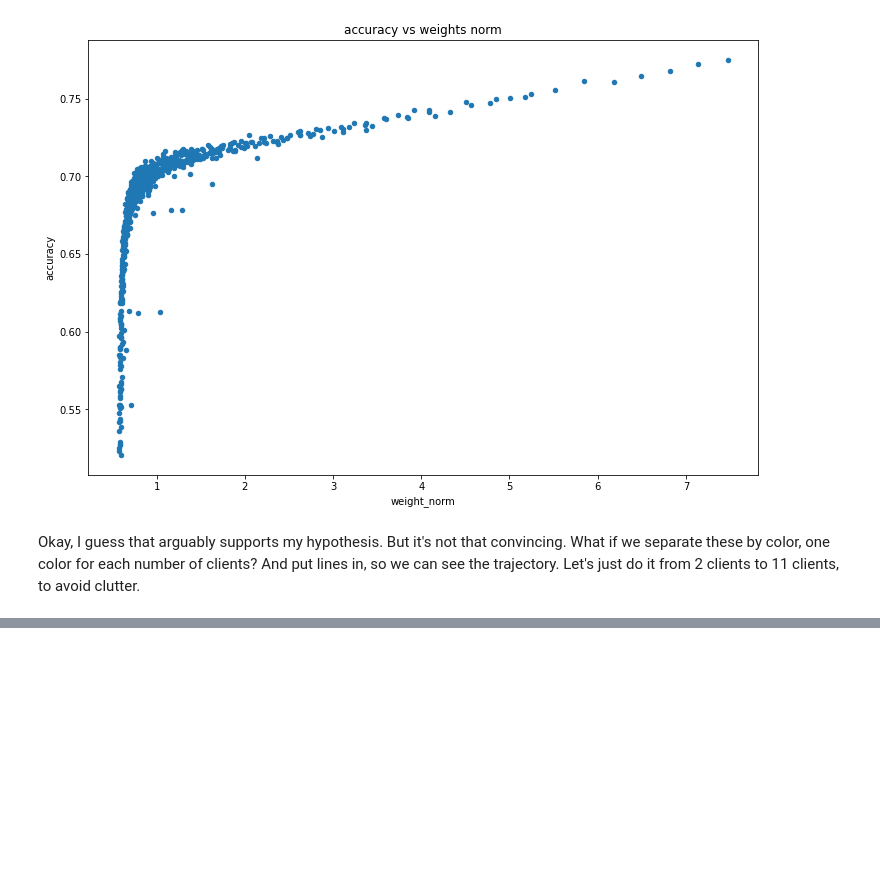
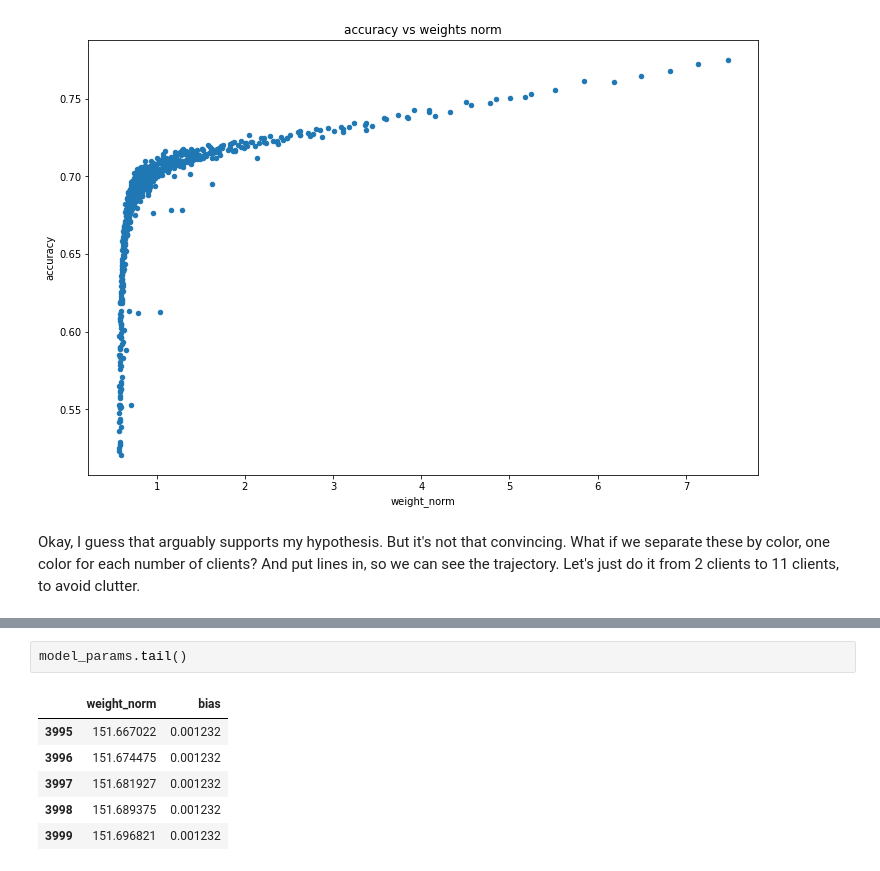
Before and after one commit to czlee/kyanite, a Jupyter notebook: ota-basic.ipynb, the cells around one changed output, grey strips where cells are left out. Drawn from its saved outputs; the diff is of its cells as text; blank space fills up the shorter version.

```diff
--- a/plot-ota-basic.ipynb
+++ b/ota-basic.ipynb
@@ -259,0 +280,9 @@ In this case, a rather blunt tool would be to train the logistic model "normally
+# %%
+model_params.tail()
+# %% [output]
+|  | weight_norm | bias |
+| 3995 | 151.667022 | 0.001232 |
+| 3996 | 151.674475 | 0.001232 |
+| 3997 | 151.681927 | 0.001232 |
+| 3998 | 151.689375 | 0.001232 |
+| 3999 | 151.696821 | 0.001232 |
```
Also changed, not shown: parts of 17 cells of this notebook.
